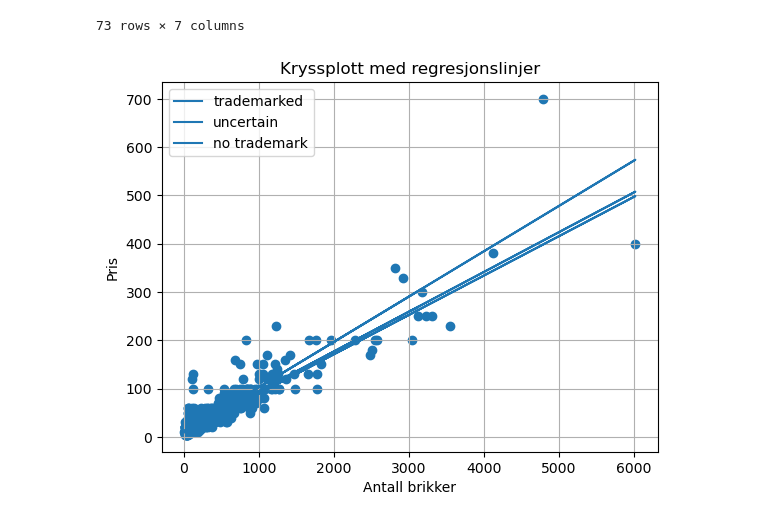
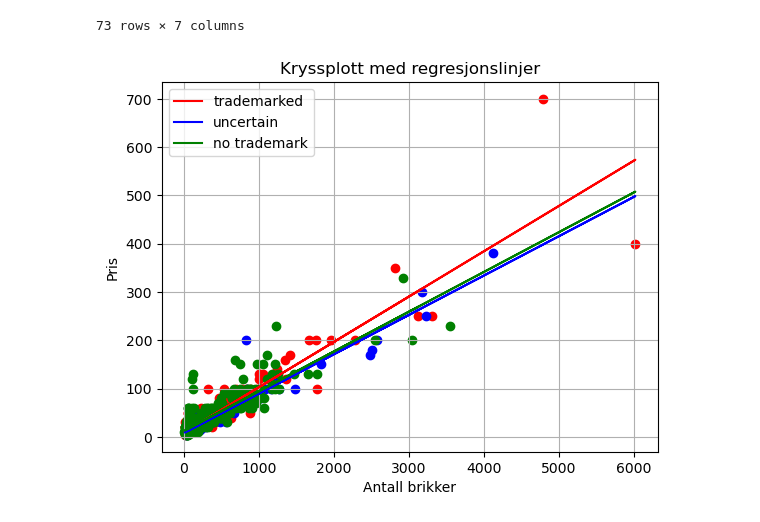
Before and after one commit to olemorud/istg1003-prosjekt, a Jupyter notebook: jupyter-notebooks/oppgv1.1.ipynb, the cells around one changed output. Drawn from its saved outputs; the diff is of its cells as text; code cells hidden in the pictures.

```diff
--- a/jupyter-notebooks/oppgv1.1.ipynb
+++ b/jupyter-notebooks/oppgv1.1.ipynb
@@ -164,37 +164,38 @@ subsets = [
     },
     {
         "data": df_uncertain,
-        "name": "uncertain"
-        "
+        "name": "uncertain",
+        "color": "blue"
     },
     {
         "data": df_notrademark,
-        "name": "no trademark"
+        "name": "no trademark",
+        "color": "green"
     }
 ]
 
 for subset in subsets:
     data = subset['data']
     model3 = smf.ols('Price ~ Pieces' , data = data)
     fit = model3.fit()
 
     results.append(model3.fit())
 
     slope = fit.params['Pieces']
     intercept = fit.params['Intercept']
 
     reg_x = np.array(theme['Pieces'])
     reg_y = slope * reg_x + intercept
 
     # Plot scatter plot and regression line
-    plt.scatter(data['Pieces'], data['Price'], color=plt.cm.tab10(i))
-    plt.plot(reg_x, reg_y, color=plt.cm.tab10(i), label=subset['name'])
+    plt.scatter(data['Pieces'], data['Price'], color=subset['color'])
+    plt.plot(reg_x, reg_y, color=subset['color'], label=subset['name'])
 
 plt.xlabel('Antall brikker')
 plt.ylabel('Pris')
 plt.title('Kryssplott med regresjonslinjer')
 plt.legend()
 plt.grid()
 plt.show()
 # %% [output]
-[figure, old version]
+[figure, new version]
```
